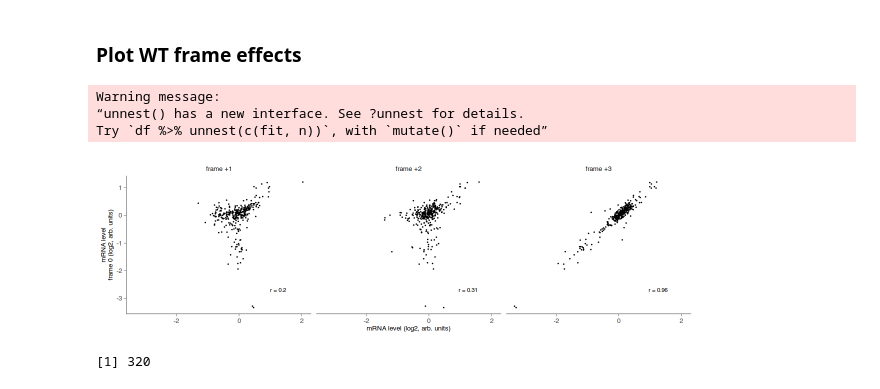
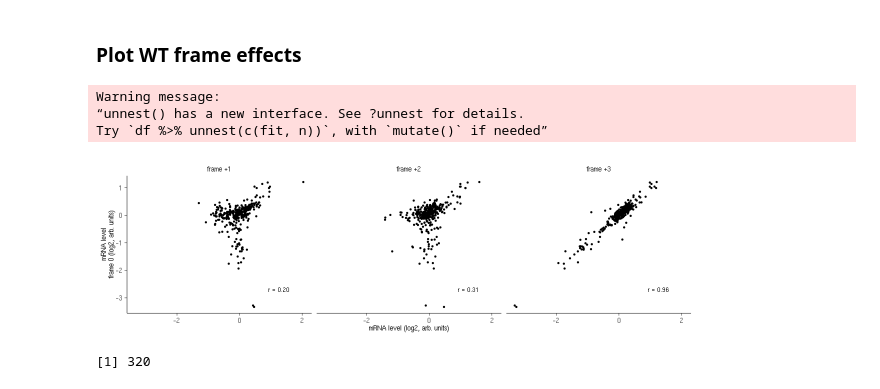
Before and after one commit to rasilab/chen_2023, a Jupyter notebook: analysis/barcodeseq/wt_hel2_no_glucose_mrna_grna/scripts/plot_translation_effects.ipynb, the cells around one changed output. Saved outputs shown, nothing was run; the diff lists cells and outputs as text; code cells hidden in the pictures.

```diff
--- a/analysis/barcodeseq/wt_hel2_no_glucose_mrna_grna/scripts/plot_translation_effects.ipynb
+++ b/analysis/barcodeseq/wt_hel2_no_glucose_mrna_grna/scripts/plot_translation_effects.ipynb
@@ -248,44 +237,41 @@ diaa_allframe_lfc_51 <- dicodon_lfc_51 %>%
 options(repr.plot.width = 10, repr.plot.height = 3)
 
 plot_data <- diaa_allframe_lfc_51 %>%
-  # filter(!diaa %in% wt_missing_diaa) %>%
   group_by(diaa) %>%
   mutate(frame0_lfc = lfc_2[frame == 0]) %>%
   ungroup() %>%
   filter(length(frame0_lfc) != 0) %>%
   filter(frame %in% c(1,2,3)) %>%
   mutate(frame = paste0("+", frame)) %>%
   filter(!str_detect(diaa, "\\*")) %>%
   mutate(aa1 = substr(diaa, 1, 1), aa2 = substr(diaa, 2, 2)) %>%
   drop_na()
-  # filter(aa1 > aa2)
 
 label_data <- plot_data %>%
   group_by(frame) %>%
   nest() %>%
   mutate(n = map_int(data, nrow), fit = map(data, function(df) cor.test(~frame0_lfc + lfc_2, data = df))) %>%
   mutate(fit = map(fit, broom::tidy)) %>%
   unnest(fit, n) %>%
   select(-data) %>%
-  mutate(estimate = paste0("r = ", round(estimate, 2)))
+  mutate(estimate = paste0("r = ", format(round(estimate, digits=2), nsmall = 2) ))
 
 plot_data %>%
   ggplot(aes(x = lfc_2, y = frame0_lfc)) +
   facet_wrap(~ frame, ncol = 5, labeller = as_labeller(. %>% paste("frame", .))) +
   geom_point(size = 0.2) +
-  # annotate('text',x = 0.8, y = -2.7, size=8/.pt, label = estimate, data = label_data) +
   geom_text(aes(label = estimate), x = 1.25, y = -2.7, data = label_data, size=7/.pt) +
   theme +
   theme(strip.background = element_blank(),
         strip.text.x = element_text(size = 8)) +
   labs(x = "mRNA level (log2, arb. units)", y = "mRNA level\nframe 0 (log2, arb. units)")
 
 ggsave("../figures/wt_frame_effects_rm_missing.pdf", width=3.5, height=1.6)
 # %% [output]
 Warning message:
 “unnest() has a new interface. See ?unnest for details.
 Try `df %>% unnest(c(fit, n))`, with `mutate()` if needed”
-[figure, old version]
+[figure, new version]
 # %%
 plot_data %>%
     group_by(diaa) %>%
```
Also changed, not shown: parts of 7 cells of this notebook, 8 other files.
